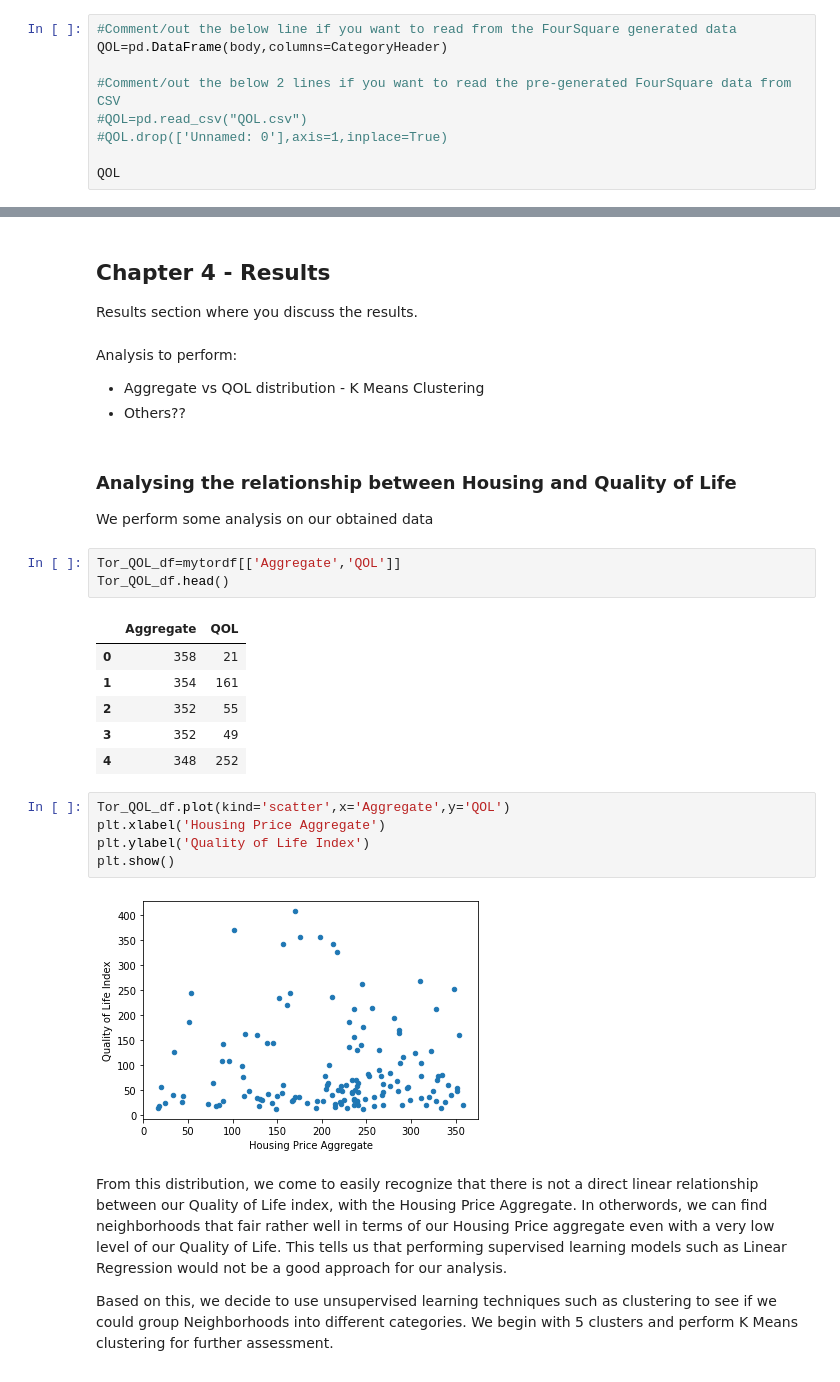
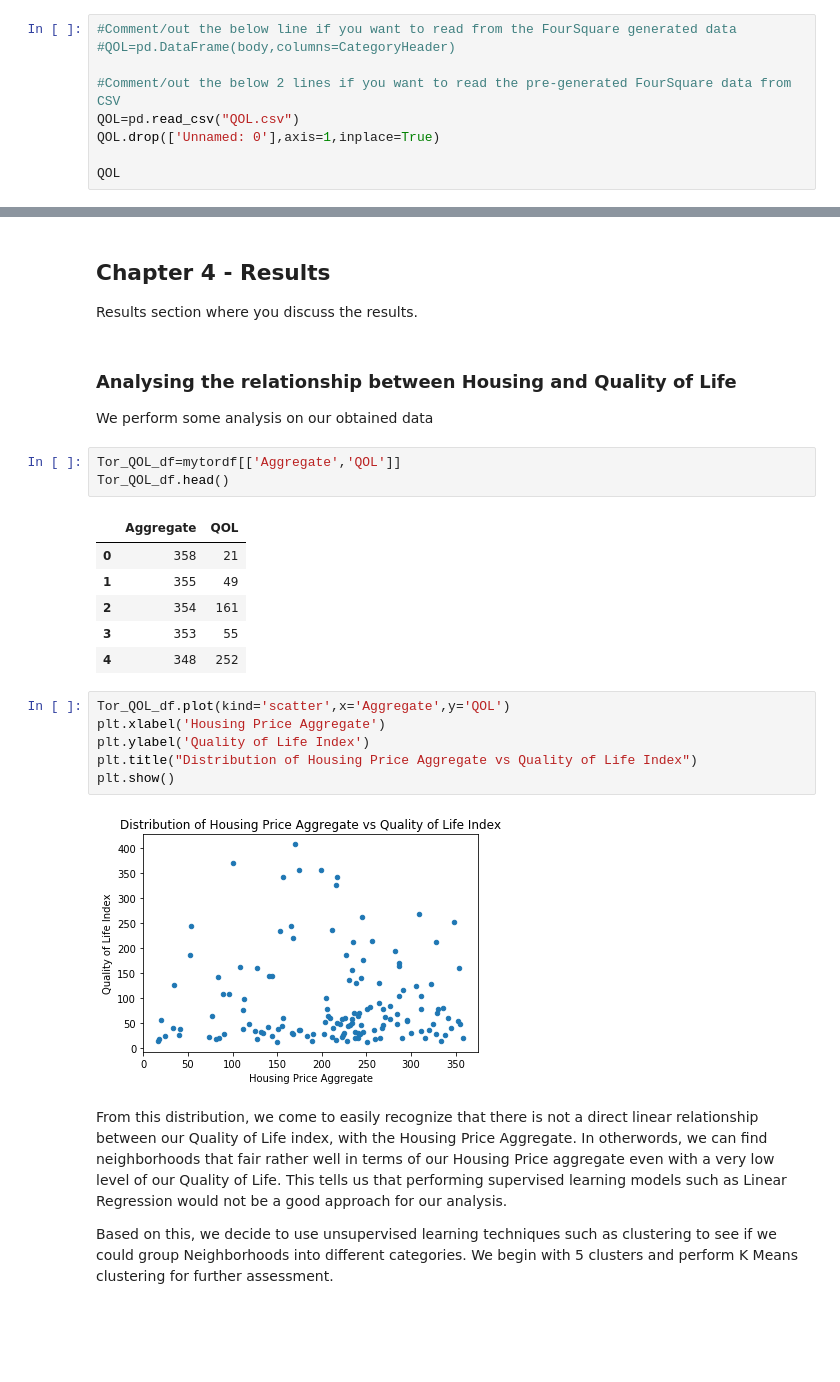
Before and after one commit to teacher298/Coursera_Capstone, a Jupyter notebook: CapstoneProjectNotebook.ipynb, the cells around one changed output, grey strips where cells are left out. Saved outputs shown, nothing was run; the diff lists cells and outputs as text; blank space fills up the shorter version.

```diff
--- a/CapstoneProjectNotebook.ipynb
+++ b/CapstoneProjectNotebook.ipynb
@@ -504,11 +502,11 @@ Thorncliffe Park
 Black Creek
 # %%
 #Comment/out the below line if you want to read from the FourSquare generated data
-QOL=pd.DataFrame(body,columns=CategoryHeader)
+#QOL=pd.DataFrame(body,columns=CategoryHeader)
 
 #Comment/out the below 2 lines if you want to read the pre-generated FourSquare data from CSV
-#QOL=pd.read_csv("QOL.csv")
-#QOL.drop(['Unnamed: 0'],axis=1,inplace=True)
+QOL=pd.read_csv("QOL.csv")
+QOL.drop(['Unnamed: 0'],axis=1,inplace=True)
 
 QOL
 # %% [output]
@@ -755,10 +753,6 @@ At this stage, we have finally merged all our data into a single DataFrame. As a
 ## Chapter 4 - Results
 
 Results section where you discuss the results.
-# %% [markdown]
-Analysis to perform:
-* Aggregate vs QOL distribution - K Means Clustering
-* Others??
 # %% [markdown]
 ### Analysing the relationship between Housing and Quality of Life
 
@@ -769,17 +763,18 @@ Tor_QOL_df.head()
 # %% [output]
 |  | Aggregate | QOL |
 | 0 | 358 | 21 |
-| 1 | 354 | 161 |
-| 2 | 352 | 55 |
-| 3 | 352 | 49 |
+| 1 | 355 | 49 |
+| 2 | 354 | 161 |
+| 3 | 353 | 55 |
 | 4 | 348 | 252 |
 # %%
 Tor_QOL_df.plot(kind='scatter',x='Aggregate',y='QOL')
 plt.xlabel('Housing Price Aggregate')
 plt.ylabel('Quality of Life Index')
+plt.title("Distribution of Housing Price Aggregate vs Quality of Life Index")
 plt.show()
 # %% [output]
-[figure, old version]
+[figure, new version]
 # %% [markdown]
 From this distribution, we come to easily recognize that there is not a direct linear relationship between our Quality of Life index, with the Housing Price Aggregate. In otherwords, we can find neighborhoods that fair rather well in terms of our Housing Price aggregate even with a very low level of our Quality of Life. This tells us that performing supervised learning models such as Linear Regression would not be a good approach for our analysis.
 
```
Also changed, not shown: parts of 26 cells of this notebook, 2 other files.
